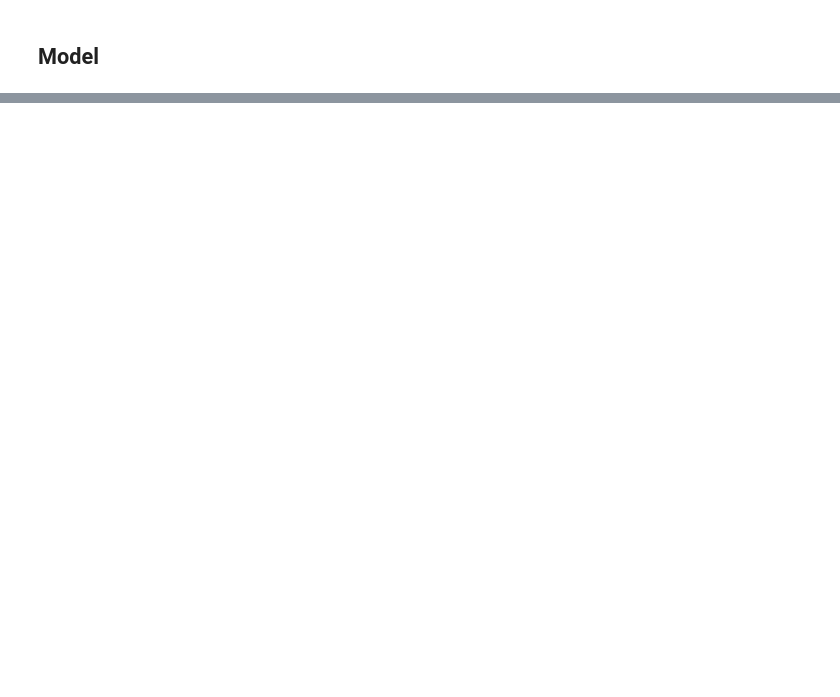
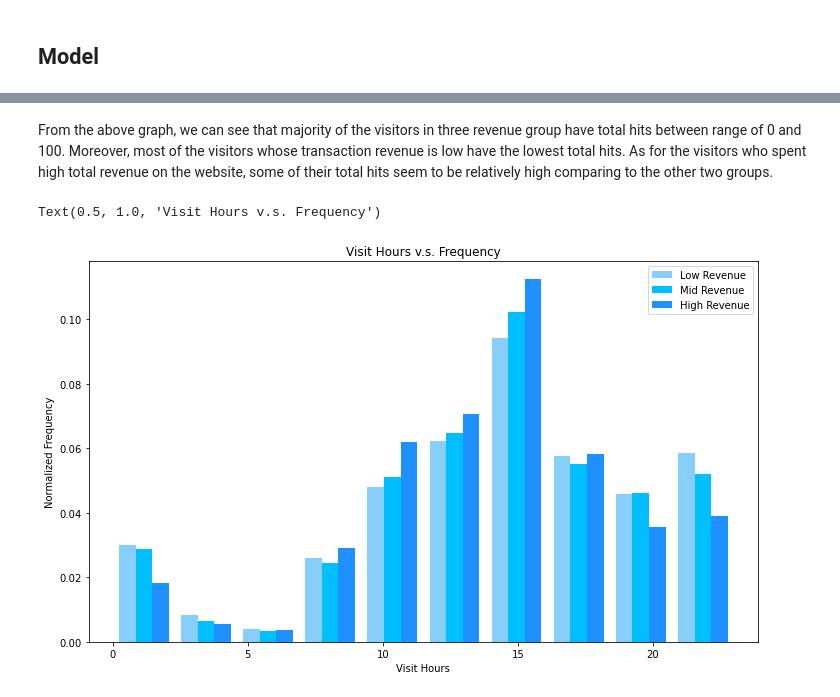
Before and after one commit to HuangChinYen/Project---Google-Analytics-Customer-Revenue, a Jupyter notebook: BigData-0630.ipynb, the cells around one changed output, grey strips where cells are left out. Drawn from its saved outputs; the diff is of its cells as text; code cells hidden in the pictures; blank space fills up the shorter version.

```diff
--- a/BigData-0630.ipynb
+++ b/BigData-0630.ipynb
@@ -611,0 +1179,25 @@ plt.show()
+# %% [markdown]
+From the above graph, we can see that majority of the visitors in three revenue group have total hits between range of 0 and 100. Moreover, most of the visitors whose transaction revenue is low have the lowest total hits. As for the visitors who spent high total revenue on the website, some of their total hits seem to be relatively high comparing to the other two groups.
+# %%
+# Visit Hours vs Frequency
+fig = plt.figure(figsize=(12, 7))
+x1 = list(df_nz[df_nz.revenue == 1]['visitHour'])
+x2 = list(df_nz[df_nz.revenue == 2]['visitHour'])
+x3 = list(df_nz[df_nz.revenue == 3]['visitHour'])
+
+# Assign colors for each labels and the names
+colors = ['lightskyblue', 'deepskyblue', 'dodgerblue']
+names = ['Low Revenue', 'Mid Revenue', 'High Revenue']
+
+# Make the histogram using a list of lists
+# Normalize the frequency and assign colors and names
+plt.hist([x1, x2, x3], density = 1, color = colors, label=names)
+
+# Plot formatting
+plt.legend()
+plt.xlabel('Visit Hours')
+plt.ylabel('Normalized Frequency')
+plt.title('Visit Hours v.s. Frequency')
+# %% [output]
+Text(0.5, 1.0, 'Visit Hours v.s. Frequency')
+[figure, added]
```
Also changed, not shown: parts of 118 cells of this notebook.
